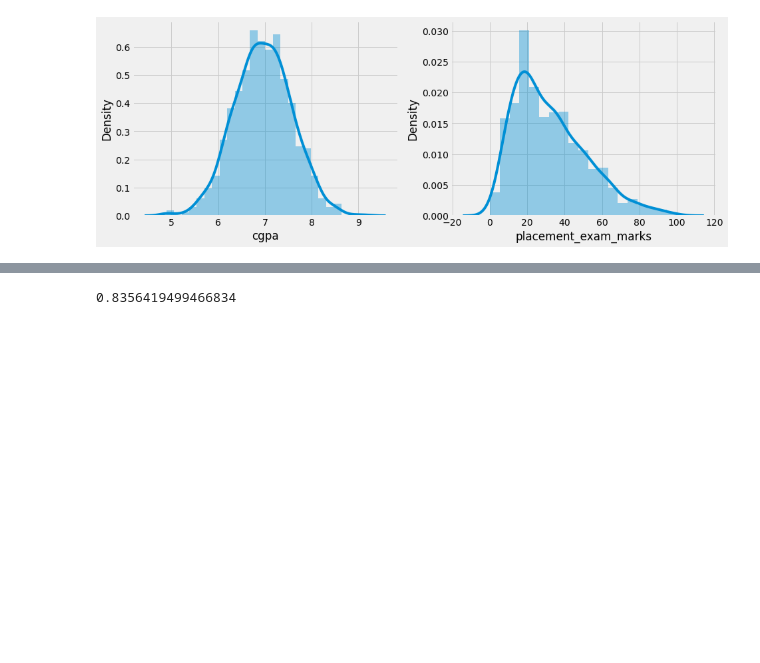
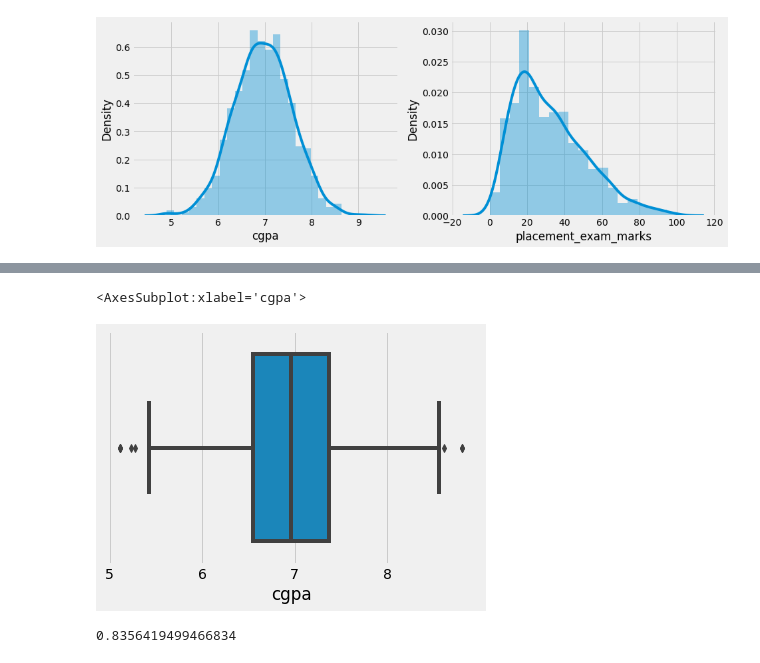
Before and after one commit to Shivansh5/Data_Science_Training, a Jupyter notebook: 25_Handle_Outliers_Z-Score(Normal_Distributed_Data).ipynb, the cells around one changed output, grey strips where cells are left out. Saved outputs shown, nothing was run; the diff lists cells and outputs as text; code cells hidden in the pictures; blank space fills up the shorter version.

```diff
--- a/25_Handle_Outliers_Z-Score(Normal_Distributed_Data).ipynb
+++ b/25_Handle_Outliers_Z-Score(Normal_Distributed_Data).ipynb
@@ -61,3 +66,8 @@ sns.distplot(df["placement_exam_marks"])
+# %%
+sns.boxplot(df["cgpa"])
+# %% [output]
+<AxesSubplot:xlabel='cgpa'>
+[figure, added]
 # %%
 df["placement_exam_marks"].skew()
 # %% [output]
```
Also changed, not shown: parts of 1 cell of this notebook, 1 other file.
